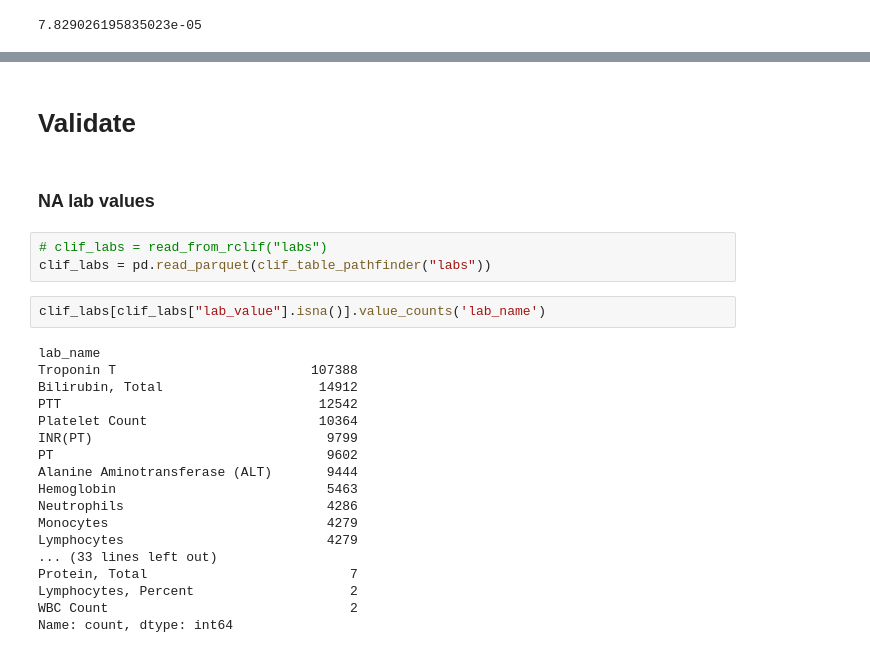
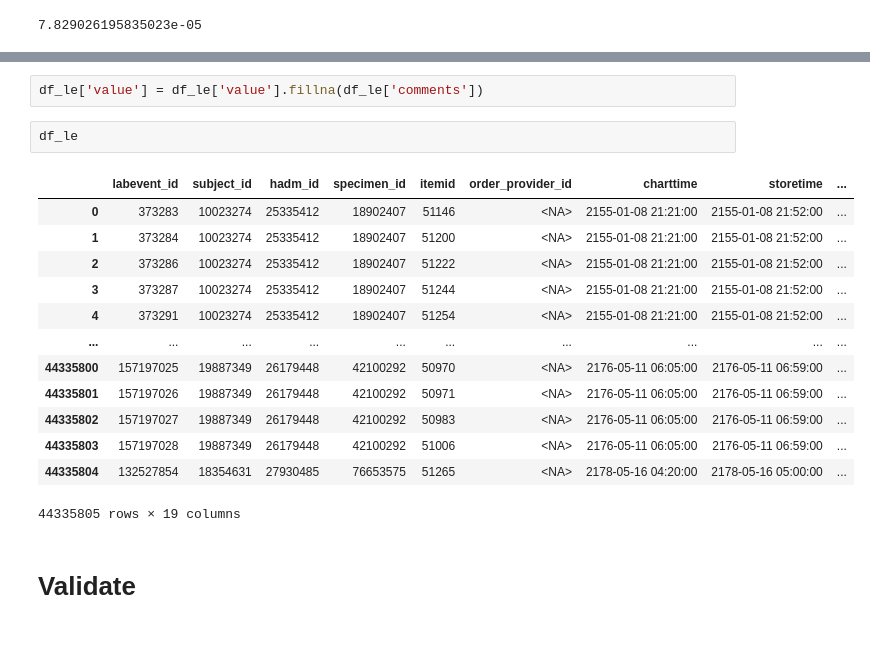
Before and after one commit to oldsandiaz/mimicclif, a Jupyter notebook: notebooks/labs_dev.ipynb, the cells around one changed output, grey strips where cells are left out. Drawn from its saved outputs; the diff is of its cells as text.

```diff
--- a/notebooks/labs_dev.ipynb
+++ b/notebooks/labs_dev.ipynb
@@ -268,27 +485,20 @@ comments.head()
+# %%
+df_le['value'] = df_le['value'].fillna(df_le['comments'])
+# %%
+df_le
+# %% [output]
+|  | labevent_id | subject_id | hadm_id | specimen_id | itemid | order_provider_id | charttime | storetime | ... |
+| 0 | 373283 | 10023274 | 25335412 | 18902407 | 51146 | <NA> | 2155-01-08 21:21:00 | 2155-01-08 21:52:00 | ... |
+| 1 | 373284 | 10023274 | 25335412 | 18902407 | 51200 | <NA> | 2155-01-08 21:21:00 | 2155-01-08 21:52:00 | ... |
+| 2 | 373286 | 10023274 | 25335412 | 18902407 | 51222 | <NA> | 2155-01-08 21:21:00 | 2155-01-08 21:52:00 | ... |
+| 3 | 373287 | 10023274 | 25335412 | 18902407 | 51244 | <NA> | 2155-01-08 21:21:00 | 2155-01-08 21:52:00 | ... |
+| 4 | 373291 | 10023274 | 25335412 | 18902407 | 51254 | <NA> | 2155-01-08 21:21:00 | 2155-01-08 21:52:00 | ... |
+| ... | ... | ... | ... | ... | ... | ... | ... | ... | ... |
+| 44335800 | 157197025 | 19887349 | 26179448 | 42100292 | 50970 | <NA> | 2176-05-11 06:05:00 | 2176-05-11 06:59:00 | ... |
+| 44335801 | 157197026 | 19887349 | 26179448 | 42100292 | 50971 | <NA> | 2176-05-11 06:05:00 | 2176-05-11 06:59:00 | ... |
+| 44335802 | 157197027 | 19887349 | 26179448 | 42100292 | 50983 | <NA> | 2176-05-11 06:05:00 | 2176-05-11 06:59:00 | ... |
+| 44335803 | 157197028 | 19887349 | 26179448 | 42100292 | 51006 | <NA> | 2176-05-11 06:05:00 | 2176-05-11 06:59:00 | ... |
+| 44335804 | 132527854 | 18354631 | 27930485 | 76653575 | 51265 | <NA> | 2178-05-16 04:20:00 | 2178-05-16 05:00:00 | ... |
+44335805 rows × 19 columns
 # %% [markdown]
 # Validate
-# %% [markdown]
-### NA lab values
-# %%
-# clif_labs = read_from_rclif("labs")
-clif_labs = pd.read_parquet(clif_table_pathfinder("labs"))
-# %%
-clif_labs[clif_labs["lab_value"].isna()].value_counts('lab_name')
-# %% [output]
-lab_name
-Troponin T                         107388
-Bilirubin, Total                    14912
-PTT                                 12542
-Platelet Count                      10364
-INR(PT)                              9799
-PT                                   9602
-Alanine Aminotransferase (ALT)       9444
-Hemoglobin                           5463
-Neutrophils                          4286
-Monocytes                            4279
-Lymphocytes                          4279
-... (33 lines left out)
-Protein, Total                          7
-Lymphocytes, Percent                    2
-WBC Count                               2
-Name: count, dtype: int64
```
Also changed, not shown: parts of 47 cells of this notebook, 1 other file.
